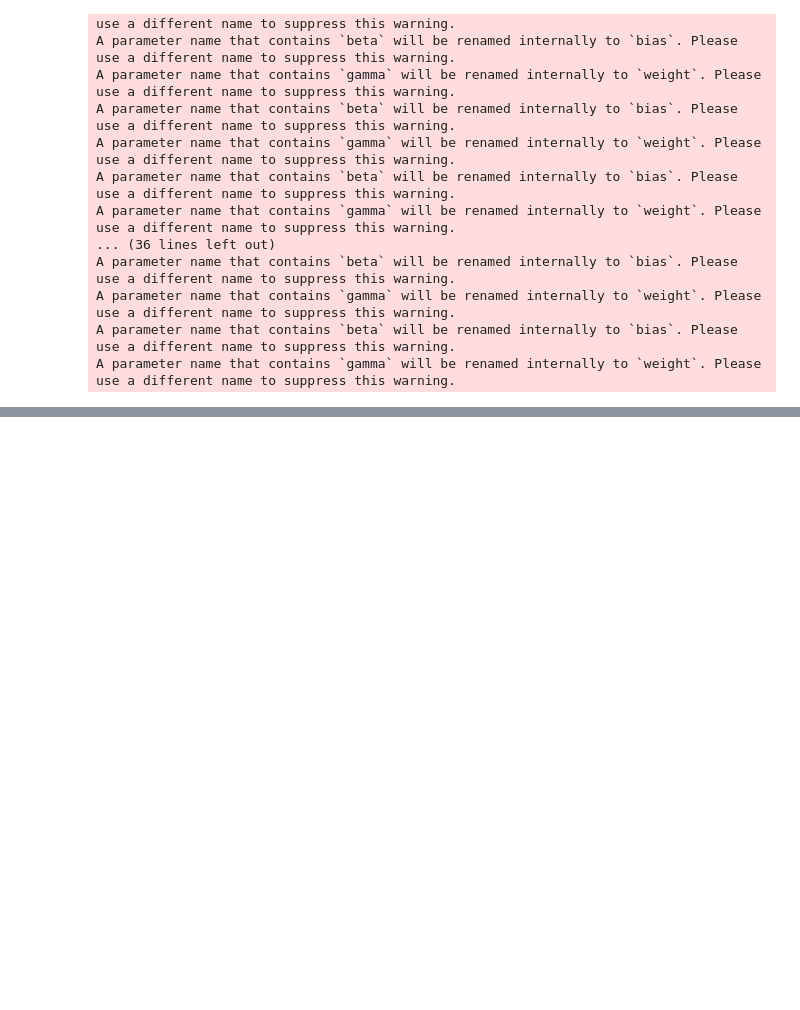
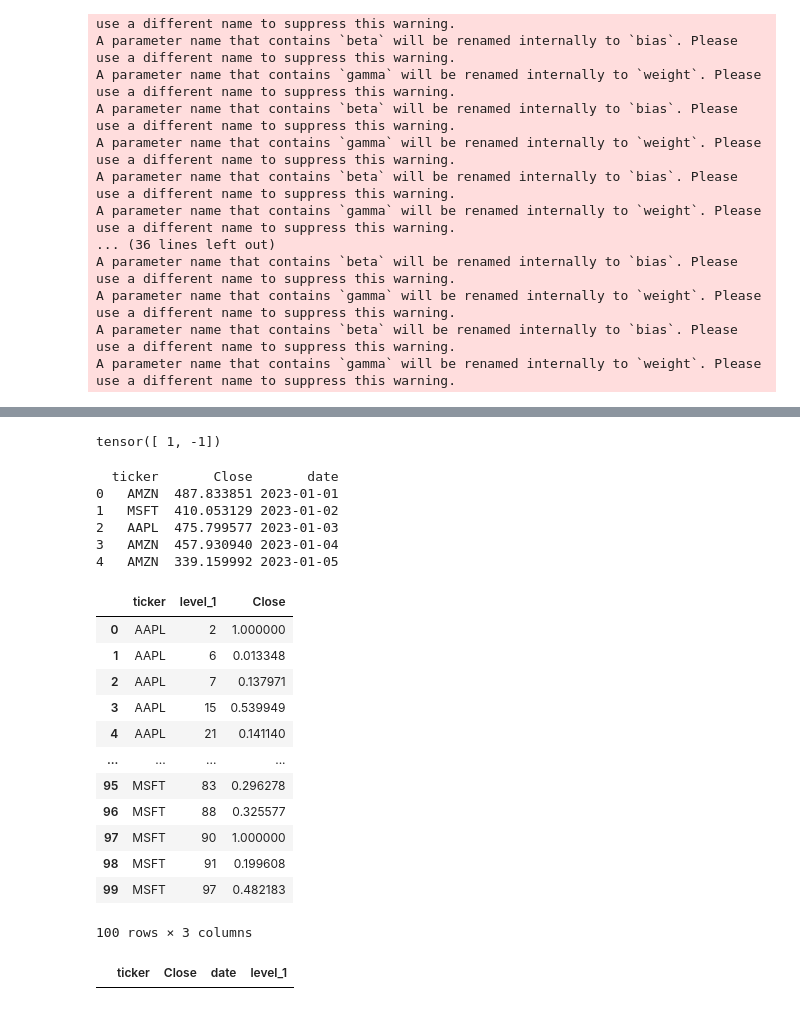
Before and after one commit to ArgyleR/honours-fin-sentiment, a Jupyter notebook: analytics.ipynb, the cells around one changed output, grey strips where cells are left out. Saved outputs shown, nothing was run; the diff lists cells and outputs as text; code cells hidden in the pictures; blank space fills up the shorter version.

```diff
--- a/analytics.ipynb
+++ b/analytics.ipynb
@@ -972,0 +1097,58 @@ all_preds = (preds >= 0.5).astype(int).tolist()
+# %%
+labels
+# %% [output]
+tensor([ 1, -1])
+# %%
+import pandas as pd
+import numpy as np
+
+# Create a sample DataFrame with random ticker names, close prices, and dates
+np.random.seed(42)
+data = {
+    'ticker': np.random.choice(['AAPL', 'GOOG', 'AMZN', 'MSFT'], 100),
+    'Close': np.random.uniform(100, 500, 100),
+    'date': pd.date_range(start='2023-01-01', periods=100)
+}
+
+df = pd.DataFrame(data)
+
+print(df.head())
+# %% [output]
+  ticker       Close       date
+0   AMZN  487.833851 2023-01-01
+1   MSFT  410.053129 2023-01-02
+2   AAPL  475.799577 2023-01-03
+3   AMZN  457.930940 2023-01-04
+4   AMZN  339.159992 2023-01-05
+# %%
+import pandas as pd
+
+# Assuming you have a DataFrame named 'df' with columns 'ticker', 'Close', and 'date'
+
+# Group the DataFrame by 'ticker' and apply normalization to the 'Close' column
+normalized_df = df.groupby('ticker')['Close'].apply(lambda x: (x - x.min()) / (x.max() - x.min())).reset_index()
+
+# Join the normalized 'Close' values back to the original DataFrame
+merged_df = pd.merge(df, normalized_df, on=['ticker'])
+
+# Now, the 'Close' column in the 'df' DataFrame will contain the normalized values for each ticker
+# %%
+normalized_df
+# %% [output]
+|  | ticker | level_1 | Close |
+| 0 | AAPL | 2 | 1.000000 |
+| 1 | AAPL | 6 | 0.013348 |
+| 2 | AAPL | 7 | 0.137971 |
+| 3 | AAPL | 15 | 0.539949 |
+| 4 | AAPL | 21 | 0.141140 |
+| ... | ... | ... | ... |
+| 95 | MSFT | 83 | 0.296278 |
+| 96 | MSFT | 88 | 0.325577 |
+| 97 | MSFT | 90 | 1.000000 |
+| 98 | MSFT | 91 | 0.199608 |
+| 99 | MSFT | 97 | 0.482183 |
+100 rows × 3 columns
+# %%
+df.head()
+# %% [output]
+|  | ticker | Close | date | level_1 |
```
Also changed, not shown: parts of 21 cells of this notebook, 4 other files.
